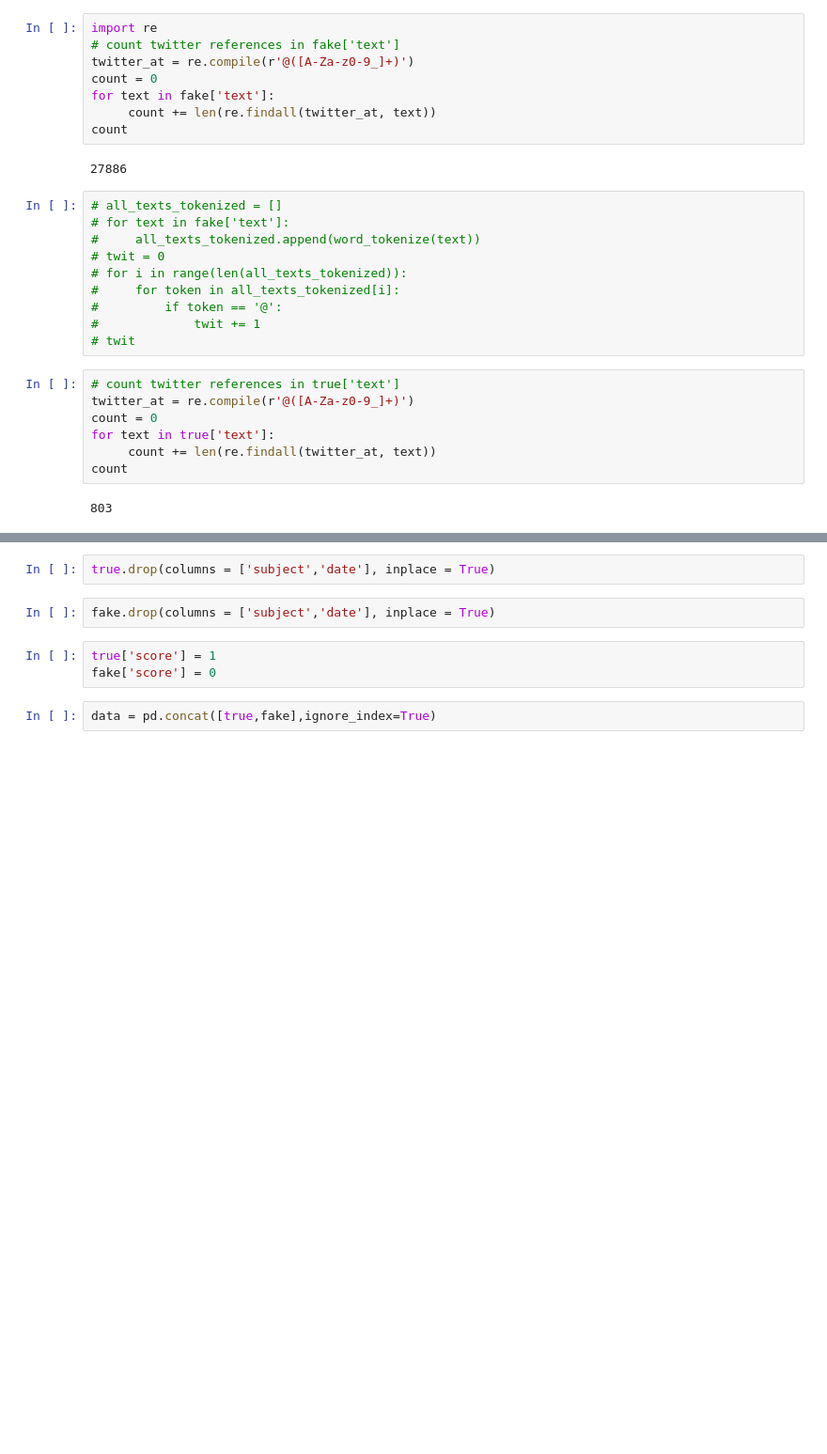
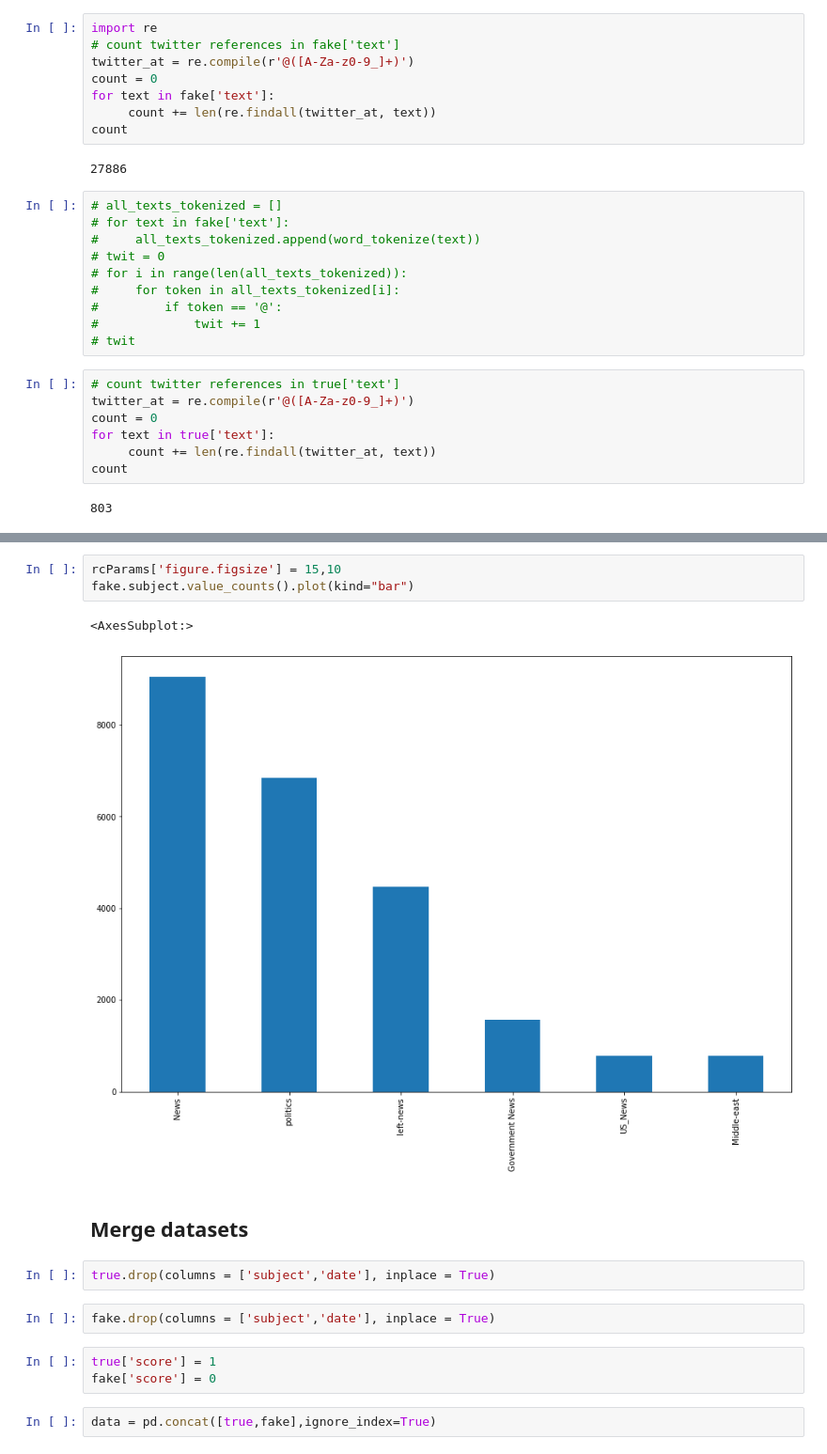
Before and after one commit to LiamCafffrey/FakeNews, a Jupyter notebook: notebooks/andrea.ipynb, the cells around one changed output, grey strips where cells are left out. Shown at 94% size. Drawn from its saved outputs; the diff is of its cells as text; blank space fills up the shorter version.

```diff
--- a/notebooks/andrea.ipynb
+++ b/notebooks/andrea.ipynb
@@ -76,3 +92,11 @@ count
+# %%
+rcParams['figure.figsize'] = 15,10
+fake.subject.value_counts().plot(kind="bar")
+# %% [output]
+<AxesSubplot:>
+[figure, added]
+# %% [markdown]
+## Merge datasets
 # %%
 true.drop(columns = ['subject','date'], inplace = True)
 # %%
```
Also changed, not shown: parts of 12 cells of this notebook.
